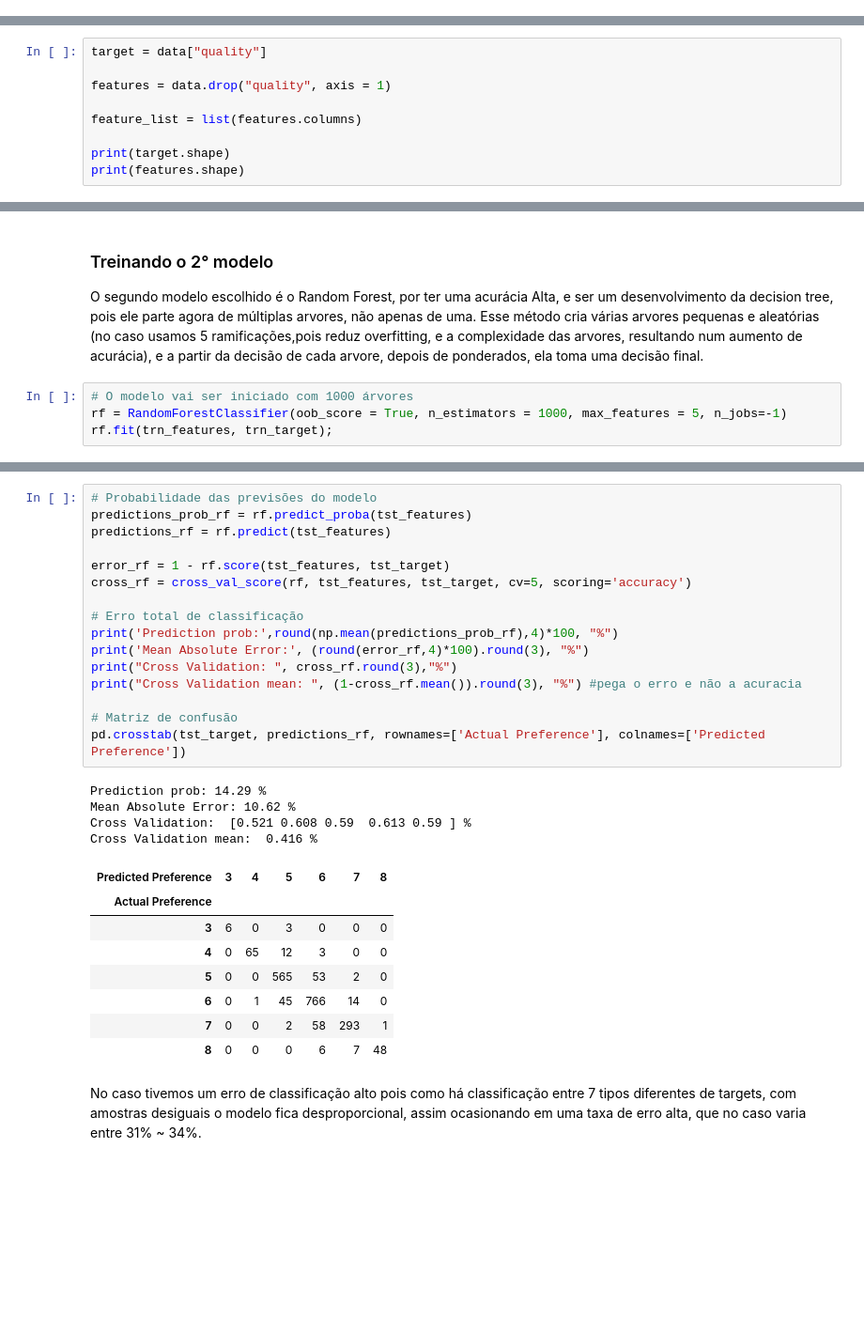
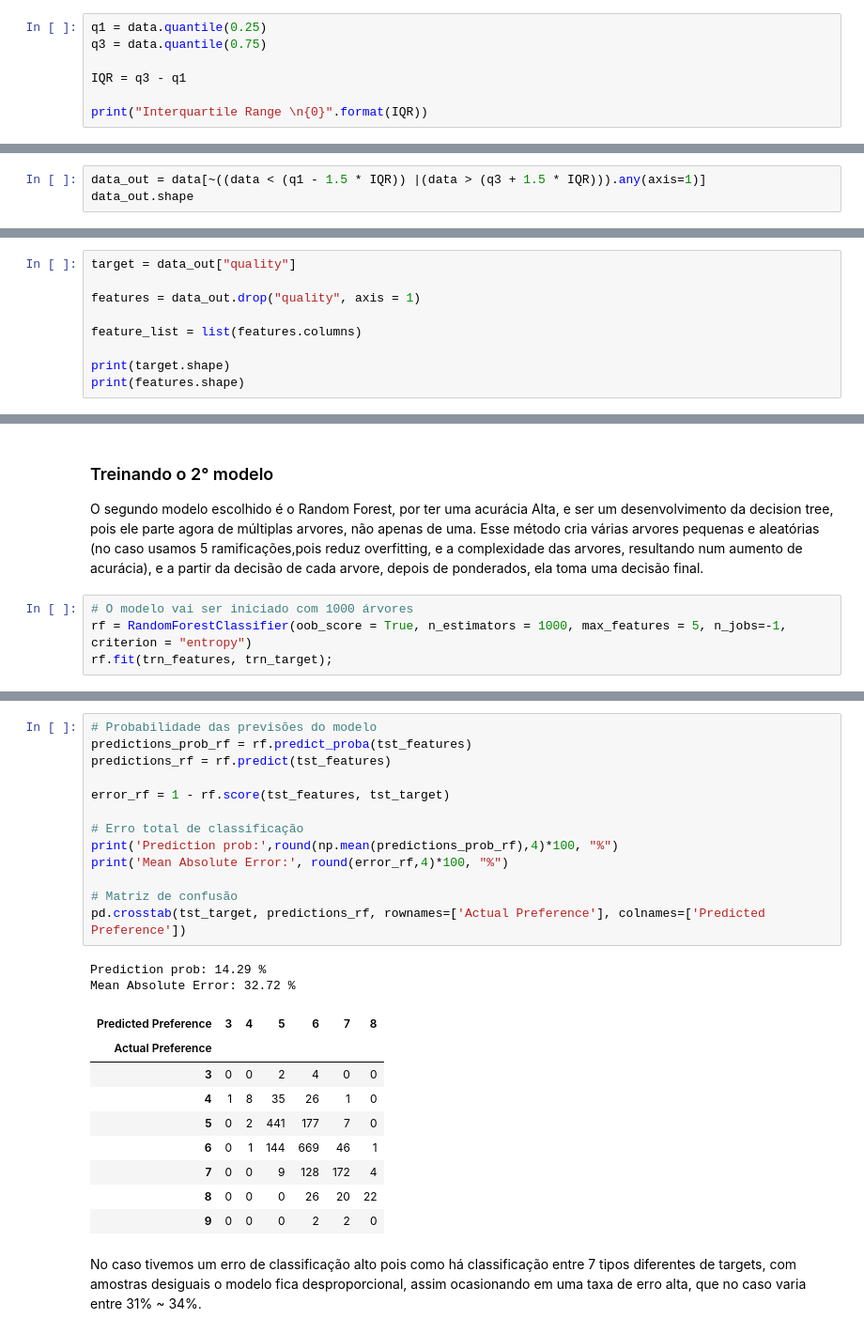
Before and after one commit to CEODINIZ/P2_CDados_2020.2, a Jupyter notebook: projeto 2.1/P2_v2_2020.ipynb, the cells around one changed output, grey strips where cells are left out. Shown at 94% size. Cells and saved outputs as stored; diff of their text form; blank space fills up the shorter version.

```diff
--- a/projeto 2.1/P2_v2_2020.ipynb
+++ b/projeto 2.1/P2_v2_2020.ipynb
@@ -121,0 +205,7 @@ A variável target escolhida é "quality" para descobrir qual é a qualidade do
+# %%
+q1 = data.quantile(0.25)
+q3 = data.quantile(0.75)
+
+IQR = q3 - q1
+
+print("Interquartile Range \n{0}".format(IQR))
@@ -121,0 +231,3 @@ A variável target escolhida é "quality" para descobrir qual é a qualidade do
+# %%
+data_out = data[~((data < (q1 - 1.5 * IQR)) |(data > (q3 + 1.5 * IQR))).any(axis=1)]
+data_out.shape
@@ -123,9 +269,9 @@ A variável target escolhida é "quality" para descobrir qual é a qualidade do
 ### Preparação dos dados
 Para separar entre Target e feature usamos a função numpy, assim foi simplificado o processo para o algoritmo de machine learning.
 # %%
-target = data["quality"]
+target = data_out["quality"]
 
-features = data.drop("quality", axis = 1)
+features = data_out.drop("quality", axis = 1)
 
 feature_list = list(features.columns)
 
@@ -189,6 +335,6 @@ _ = tree.plot_tree(clf, feature_names=feature_list, filled=True, max_depth=5)
 O segundo modelo escolhido é o Random Forest, por ter uma acurácia Alta, e ser um desenvolvimento da decision tree, pois ele parte agora de múltiplas arvores, não apenas de uma. Esse método cria várias arvores pequenas e aleatórias (no caso usamos 5 ramificações,pois reduz overfitting, e a complexidade das arvores, resultando num aumento de acurácia), e a partir da decisão de cada arvore, depois de ponderados, ela toma uma decisão final.
 # %%
 # O modelo vai ser iniciado com 1000 árvores
-rf = RandomForestClassifier(oob_score = True, n_estimators = 1000, max_features = 5, n_jobs=-1)
+rf = RandomForestClassifier(oob_score = True, n_estimators = 1000, max_features = 5, n_jobs=-1, criterion = "entropy")
 rf.fit(trn_features, trn_target);
 # %% [markdown]
@@ -198,31 +343,27 @@ Aqui após calcular as decisões foi feito o calculo do erro da classificação,
 # %%
 # Probabilidade das previsões do modelo
 predictions_prob_rf = rf.predict_proba(tst_features)
 predictions_rf = rf.predict(tst_features)
 
 error_rf = 1 - rf.score(tst_features, tst_target)
-cross_rf = cross_val_score(rf, tst_features, tst_target, cv=5, scoring='accuracy')
 
 # Erro total de classificação
 print('Prediction prob:',round(np.mean(predictions_prob_rf),4)*100, "%")
-print('Mean Absolute Error:', (round(error_rf,4)*100).round(3), "%")
-print("Cross Validation: ", cross_rf.round(3),"%")
-print("Cross Validation mean: ", (1-cross_rf.mean()).round(3), "%") #pega o erro e não a acuracia
+print('Mean Absolute Error:', round(error_rf,4)*100, "%")
 
 # Matriz de confusão
 pd.crosstab(tst_target, predictions_rf, rownames=['Actual Preference'], colnames=['Predicted Preference'])
 # %% [output]
 Prediction prob: 14.29 %
-Mean Absolute Error: 10.62 %
-Cross Validation:  [0.521 0.608 0.59  0.613 0.59 ] %
-Cross Validation mean:  0.416 %
+Mean Absolute Error: 32.72 %
 | Predicted Preference | 3 | 4 | 5 | 6 | 7 | 8 |
 | Actual Preference |  |  |  |  |  |  |
-| 3 | 6 | 0 | 3 | 0 | 0 | 0 |
-| 4 | 0 | 65 | 12 | 3 | 0 | 0 |
-| 5 | 0 | 0 | 565 | 53 | 2 | 0 |
-| 6 | 0 | 1 | 45 | 766 | 14 | 0 |
-| 7 | 0 | 0 | 2 | 58 | 293 | 1 |
-| 8 | 0 | 0 | 0 | 6 | 7 | 48 |
+| 3 | 0 | 0 | 2 | 4 | 0 | 0 |
+| 4 | 1 | 8 | 35 | 26 | 1 | 0 |
+| 5 | 0 | 2 | 441 | 177 | 7 | 0 |
+| 6 | 0 | 1 | 144 | 669 | 46 | 1 |
+| 7 | 0 | 0 | 9 | 128 | 172 | 4 |
+| 8 | 0 | 0 | 0 | 26 | 20 | 22 |
+| 9 | 0 | 0 | 0 | 2 | 2 | 0 |
 # %% [markdown]
 No caso tivemos um erro de classificação alto pois como há classificação entre 7 tipos diferentes de targets, com amostras desiguais o modelo fica desproporcional, assim ocasionando em uma taxa de erro alta, que no caso varia entre 31% ~ 34%.
```
Also changed, not shown: parts of 27 cells of this notebook.
